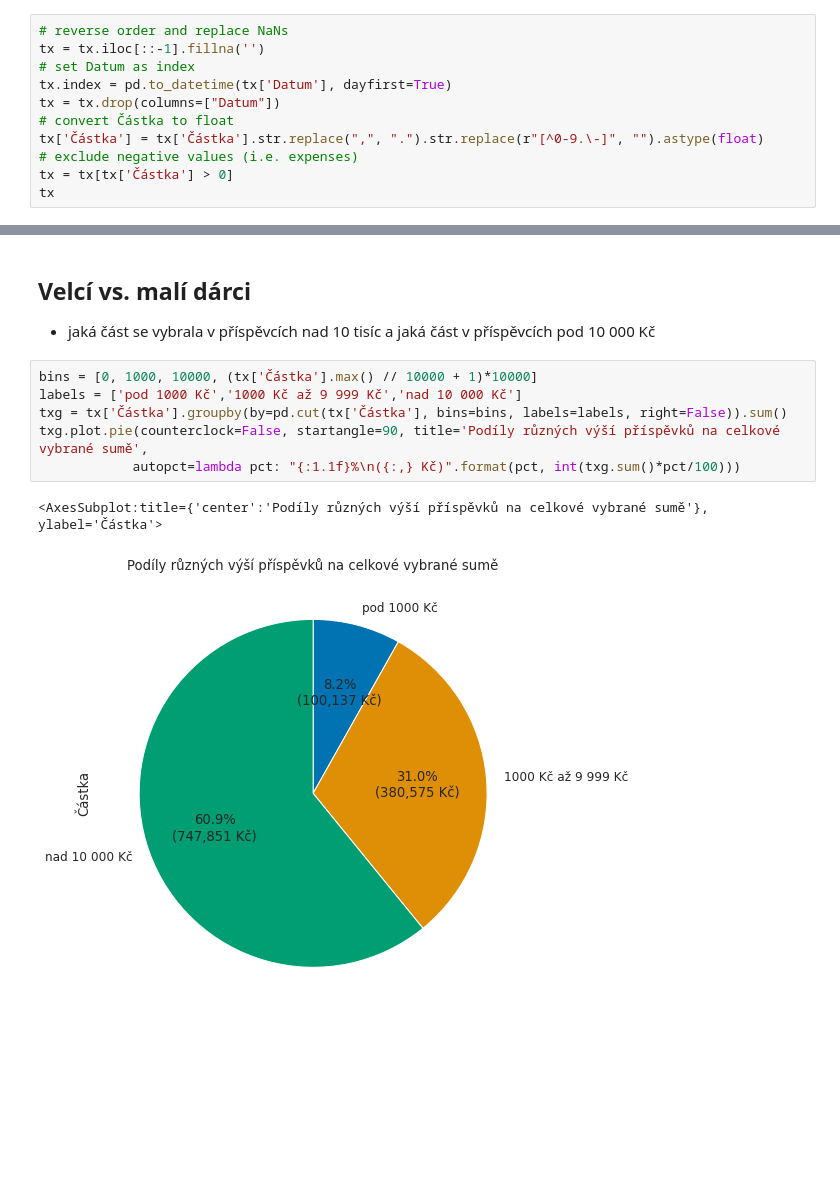
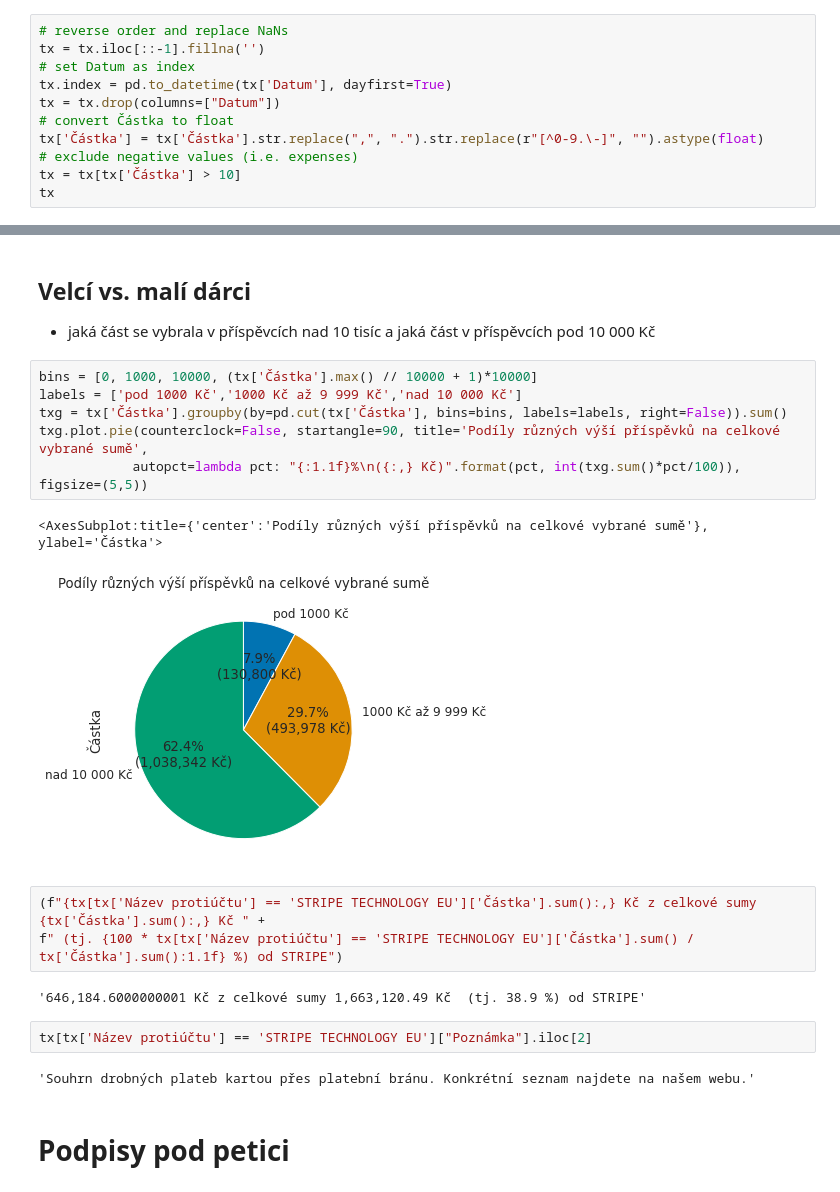
Before and after one commit to matr01/jupyter-hello, a Jupyter notebook: lide-pro.ipynb, the cells around one changed output, grey strips where cells are left out. Saved outputs shown, nothing was run; the diff lists cells and outputs as text; blank space fills up the shorter version.

```diff
--- a/lide-pro.ipynb
+++ b/lide-pro.ipynb
@@ -30,7 +30,7 @@ tx = tx.drop(columns=["Datum"])
 # convert Částka to float
 tx['Částka'] = tx['Částka'].str.replace(",", ".").str.replace(r"[^0-9.\-]", "").astype(float)
 # exclude negative values (i.e. expenses)
-tx = tx[tx['Částka'] > 0]
+tx = tx[tx['Částka'] > 10]
 tx
 # %% [output]
 |  | Částka | Typ | Název protiúčtu | Zpráva pro příjemce | KS | VS | SS | Poznámka |
@@ -156,9 +156,20 @@ tx.sort_values(by='Částka', ascending=False)[:10]
 # %%
 bins = [0, 1000, 10000, (tx['Částka'].max() // 10000 + 1)*10000]
 labels = ['pod 1000 Kč','1000 Kč až 9 999 Kč','nad 10 000 Kč']
 txg = tx['Částka'].groupby(by=pd.cut(tx['Částka'], bins=bins, labels=labels, right=False)).sum()
 txg.plot.pie(counterclock=False, startangle=90, title='Podíly různých výší příspěvků na celkové vybrané sumě',
-            autopct=lambda pct: "{:1.1f}%\n({:,} Kč)".format(pct, int(txg.sum()*pct/100)))
+            autopct=lambda pct: "{:1.1f}%\n({:,} Kč)".format(pct, int(txg.sum()*pct/100)), figsize=(5,5))
 # %% [output]
 <AxesSubplot:title={'center':'Podíly různých výší příspěvků na celkové vybrané sumě'}, ylabel='Částka'>
-[figure, old version]
+[figure, new version]
+# %%
+(f"{tx[tx['Název protiúčtu'] == 'STRIPE TECHNOLOGY EU']['Částka'].sum():,} Kč z celkové sumy {tx['Částka'].sum():,} Kč " +
+f" (tj. {100 * tx[tx['Název protiúčtu'] == 'STRIPE TECHNOLOGY EU']['Částka'].sum() / tx['Částka'].sum():1.1f} %) od STRIPE")
+# %% [output]
+'646,184.6000000001 Kč z celkové sumy 1,663,120.49 Kč  (tj. 38.9 %) od STRIPE'
+# %%
+tx[tx['Název protiúčtu'] == 'STRIPE TECHNOLOGY EU']["Poznámka"].iloc[2]
+# %% [output]
+'Souhrn drobných plateb kartou přes platební bránu. Konkrétní seznam najdete na našem webu.'
+# %% [markdown]
+# Podpisy pod petici
```
Also changed, not shown: parts of 22 cells of this notebook, 2 other files.
